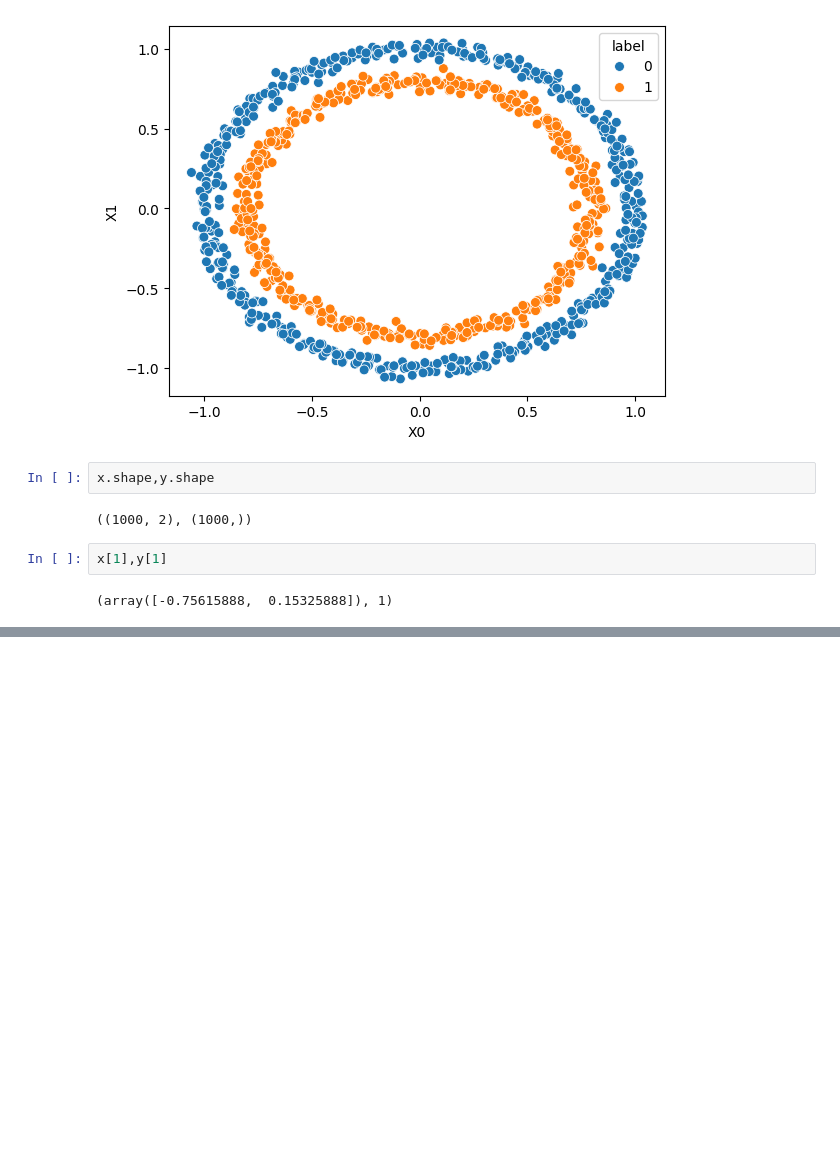
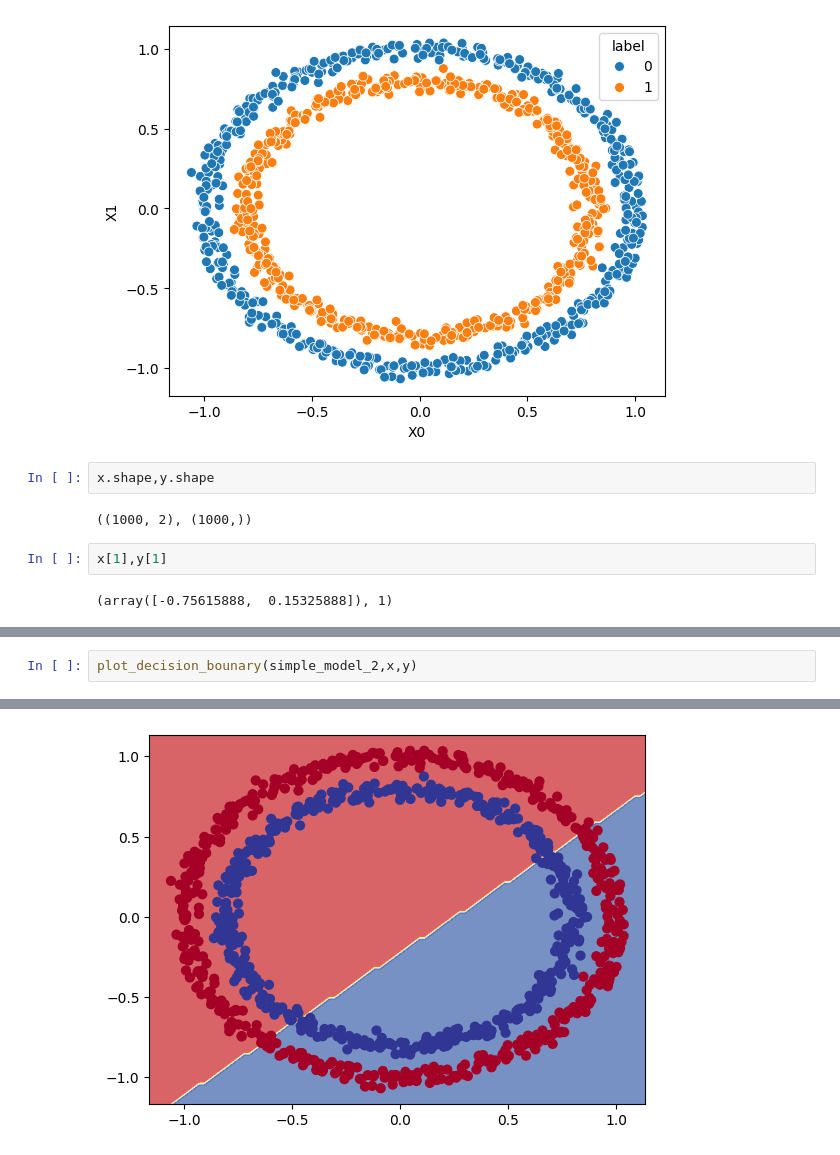
Before and after one commit to sachinthadilshann/TensorFlow_for_Deep_Learning_Bootcamp_Udemy, a Jupyter notebook: 02_neural_network_classification_in_tensorflow.ipynb, the cells around one changed output, grey strips where cells are left out. Drawn from its saved outputs; the diff is of its cells as text; blank space fills up the shorter version.

```diff
--- a/02_neural_network_classification_in_tensorflow.ipynb
+++ b/02_neural_network_classification_in_tensorflow.ipynb
@@ -94,0 +151,3 @@ simple_model_2.evaluate(x,y)
+# %%
+plot_decision_bounary(simple_model_2,x,y)
+# %% [output]
@@ -94,0 +156 @@ simple_model_2.evaluate(x,y)
+[figure, added]
```
Also changed, not shown: parts of 31 cells of this notebook.
